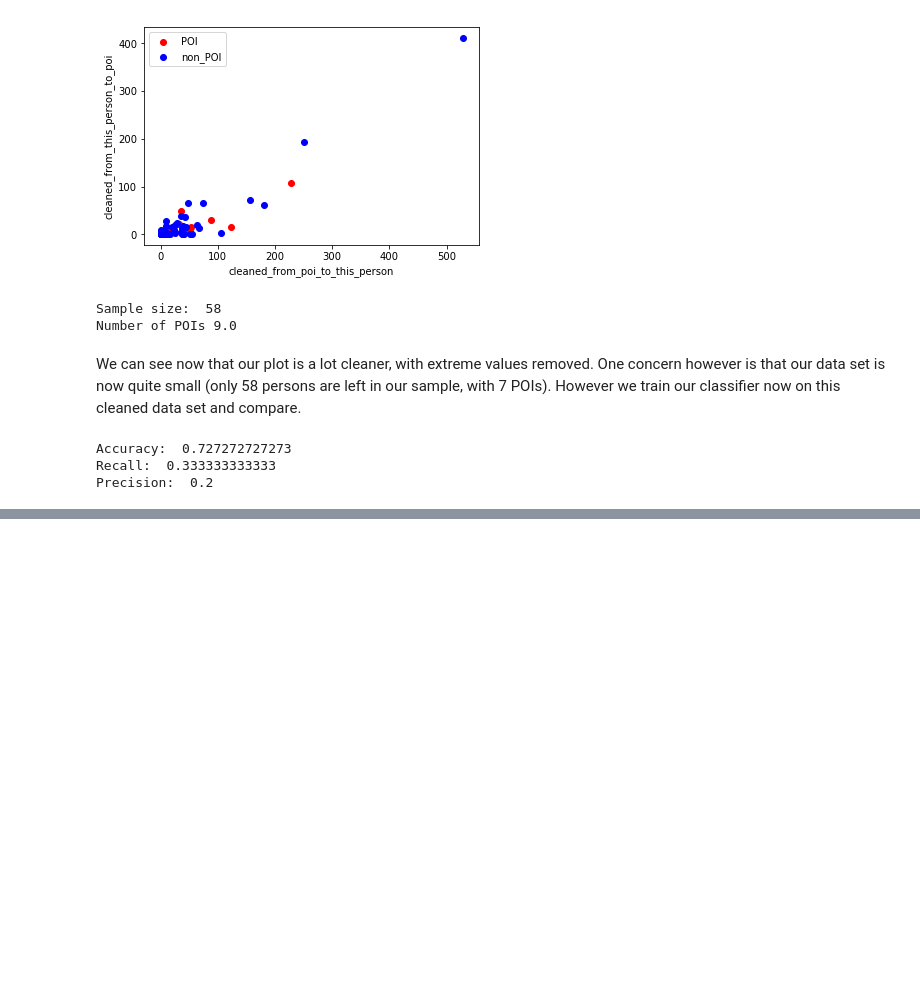
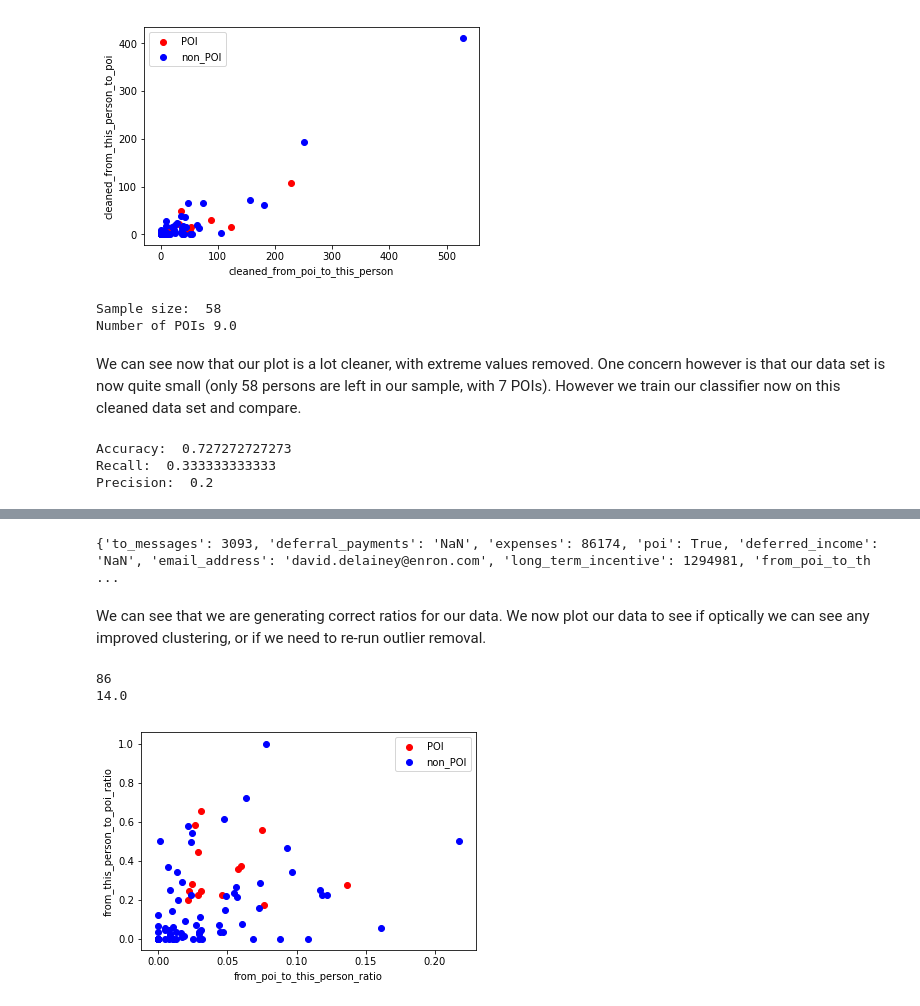
Before and after one commit to jeff-tj/machine-learning, a Jupyter notebook: final_project/project7.ipynb, the cells around one changed output, grey strips where cells are left out. Saved outputs shown, nothing was run; the diff lists cells and outputs as text; code cells hidden in the pictures; blank space fills up the shorter version.

Commit message:
Added code to create ratio for POI related emails

```diff
--- a/final_project/project7.ipynb
+++ b/final_project/project7.ipynb
@@ -288,0 +296,67 @@ We note that the accuracy is up - but only marginally. This in fact could have b
+# %%
+### Task 3: Create new feature(s)
+my_dataset = data_dict
+
+for person in my_dataset.keys():
+    person_data = my_dataset[person]
+    # Create ratio for received messages
+    if person_data["to_messages"] != 0 and person_data["to_messages"] != "NaN":
+        if person_data["from_poi_to_this_person"] != "NaN":
+            person_data["from_poi_to_this_person_ratio"] = (
+                person_data["from_poi_to_this_person"] / float(person_data["to_messages"]))
+        else:
+            person_data["from_poi_to_this_person_ratio"] = 0
+    else:
+        person_data["from_poi_to_this_person_ratio"] = 0
+    # Create ratio for from messages
+    if person_data["from_messages"] != 0 and person_data["from_messages"] != "NaN":
+        if person_data["from_this_person_to_poi"] != "NaN":
+            person_data["from_this_person_to_poi_ratio"] = (
+                person_data["from_this_person_to_poi"] / float(person_data["from_messages"]))
+        else:
+            person_data["from_this_person_to_poi_ratio"] = 0
+    else:
+        person_data["from_this_person_to_poi_ratio"] = 0
+# Test a known example from above
+print my_dataset["DELAINEY DAVID W"]
+# %% [output]
+{'to_messages': 3093, 'deferral_payments': 'NaN', 'expenses': 86174, 'poi': True, 'deferred_income': 'NaN', 'email_address': 'david.delainey@enron.com', 'long_term_incentive': 1294981, 'from_poi_to_th ...
+# %% [markdown]
+We can see that we are generating correct ratios for our data. We now plot our data to see if optically we can see any improved clustering, or if we need to re-run outlier removal.
+# %%
+new_features = ["poi",
+                "from_poi_to_this_person_ratio",
+                "from_this_person_to_poi_ratio",
+                "shared_receipt_with_poi"]
+new_data = featureFormat(data_dict, new_features)
+new_labels, new_features = targetFeatureSplit(new_data)
+# Split our data into training and testing sets
+new_features_train, new_features_test, new_labels_train, new_labels_test = train_test_split(
+    new_features, new_labels, test_size=.25, random_state=3)
+# Test our new data set is consistent
+print len(new_labels)
+print sum(new_labels)
+# Plot our data
+n_poi_x = []
+n_poi_y = []
+n_non_poi_x = []
+n_non_poi_y = []
+for i in range(len(new_labels)):
+    x, y, _ = new_features[i]
+    if new_labels[i] == 1:
+        n_poi_x.append(x)
+        n_poi_y.append(y)
+    elif new_labels[i] == 0:
+        n_non_poi_x.append(x)
+        n_non_poi_y.append(y)
+plt.scatter(n_poi_x, n_poi_y, color = "r", label = "POI")
+plt.scatter(n_non_poi_x, n_non_poi_y, color = "b", label = "non_POI")
+plt.legend()
+plt.xlabel("from_poi_to_this_person_ratio")
+plt.ylabel("from_this_person_to_poi_ratio")
+plt.savefig("ratio_example_poi.png")
+plt.show()
+# %% [output]
+86
+14.0
+[figure, added]
```
Also changed, not shown: parts of 10 cells of this notebook.
